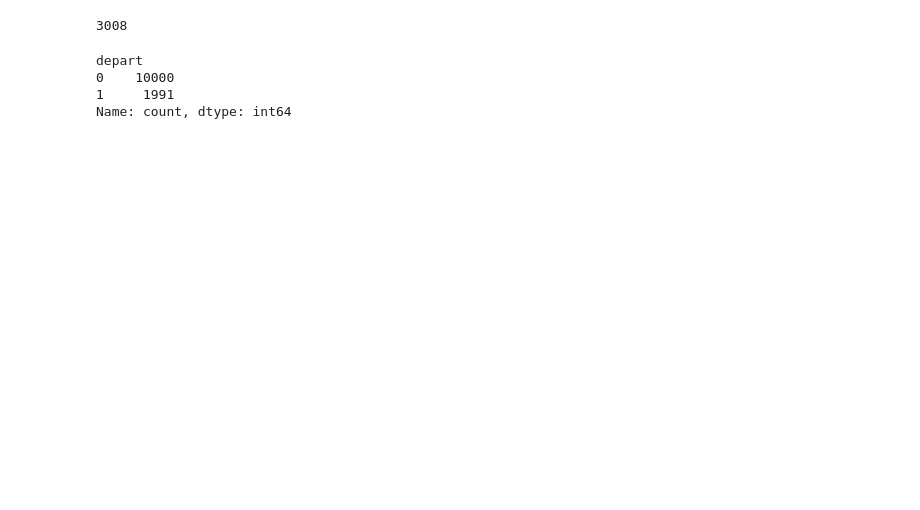
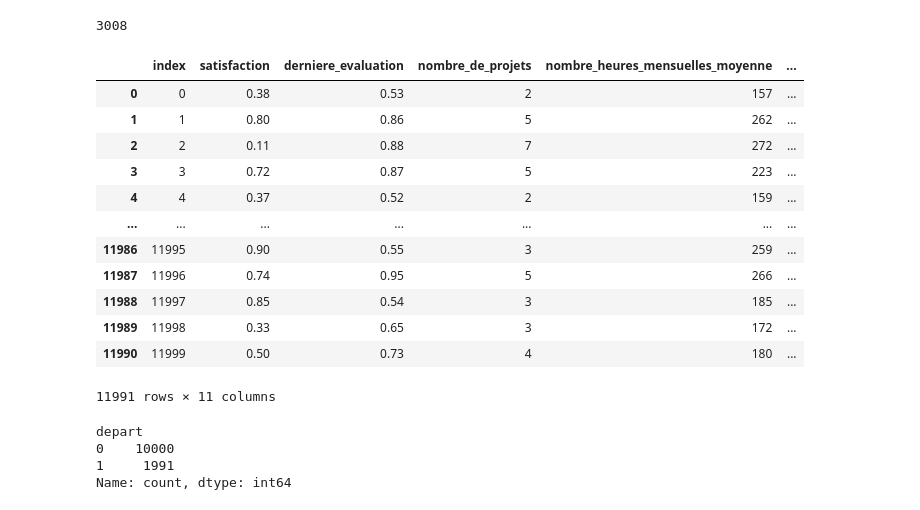
Before and after one commit to ndesbrosse/Projet-final, a Jupyter notebook: test_projet_turnover.ipynb, the cells around one changed output. Drawn from its saved outputs; the diff is of its cells as text; code cells hidden in the pictures; blank space fills up the shorter version.

```diff
--- a/test_projet_turnover.ipynb
+++ b/test_projet_turnover.ipynb
@@ -82,6 +84,22 @@ df.duplicated(keep="first").sum()
 3008
 # %%
 df.drop_duplicates(inplace=True)
+# %%
+df.reset_index()
+# %% [output]
+|  | index | satisfaction | derniere_evaluation | nombre_de_projets | nombre_heures_mensuelles_moyenne | ... |
+| 0 | 0 | 0.38 | 0.53 | 2 | 157 | ... |
+| 1 | 1 | 0.80 | 0.86 | 5 | 262 | ... |
+| 2 | 2 | 0.11 | 0.88 | 7 | 272 | ... |
+| 3 | 3 | 0.72 | 0.87 | 5 | 223 | ... |
+| 4 | 4 | 0.37 | 0.52 | 2 | 159 | ... |
+| ... | ... | ... | ... | ... | ... | ... |
+| 11986 | 11995 | 0.90 | 0.55 | 3 | 259 | ... |
+| 11987 | 11996 | 0.74 | 0.95 | 5 | 266 | ... |
+| 11988 | 11997 | 0.85 | 0.54 | 3 | 185 | ... |
+| 11989 | 11998 | 0.33 | 0.65 | 3 | 172 | ... |
+| 11990 | 11999 | 0.50 | 0.73 | 4 | 180 | ... |
+11991 rows × 11 columns
 # %%
 df['depart'].value_counts()
 # %% [output]
```
Also changed, not shown: parts of 5 cells of this notebook.
